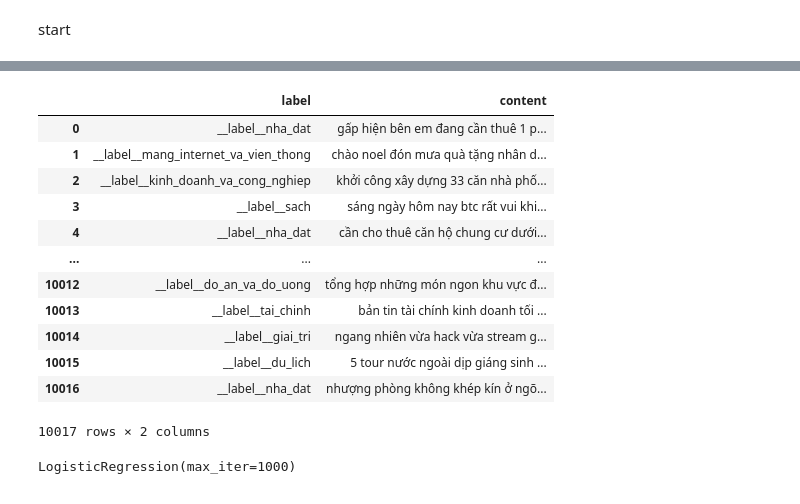
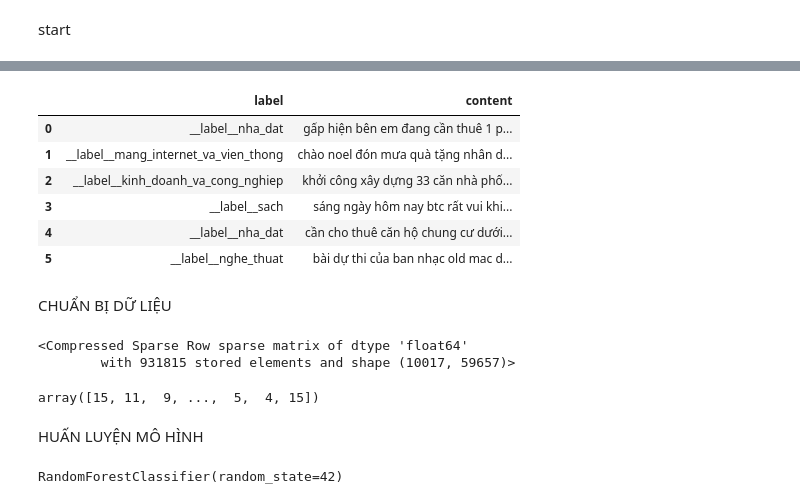
Before and after one commit to tranconngg/DTL_DataMining, a Jupyter notebook: Topic_identity.ipynb, the cells around one changed output, grey strips where cells are left out. Drawn from its saved outputs; the diff is of its cells as text; code cells hidden in the pictures.

Commit message:
update model

```diff
--- a/Topic_identity.ipynb
+++ b/Topic_identity.ipynb
@@ -14,9 +16,8 @@ def read_and_process(filename):
   Returns:
     str: Dữ liệu đã được xử lý và nối chuỗi với ký tự xuống dòng.
   """
-  with open(filename, "r") as f:
+  with open(filename, "r", encoding="utf-8") as f:
     data = f.read()
-
   # Tạo biến để lưu trữ kết quả
   processed_data = ""
 
@@ -40,8 +41,8 @@ def read_and_process(filename):
 
   return processed_data
 
-filename_train = "/app/3.topic_detection_train.v1.0.txt"
-filename_test = "/app/3.topic_detection_test.v1.0.txt"
+filename_train = "3.topic_detection_train.v1.0.txt"
+filename_test = "3.topic_detection_test.v1.0.txt"
 
 # Đọc và xử lý dữ liệu
 processed_data_train = read_and_process(filename_train)
@@ -62,51 +53,56 @@ ServerApp.rate_limit_window=3.0 (secs)
 # %%
-#Loại bỏ những thứ tạp nham
+# Tim kiếm tất cả các cặp nhãn và nội dung trong tập đã xử lý và đưa chúng vào tuple
 pattern = r'(__label__\w+)\s((?:.(?!__label__))+)'
 matches_train = re.findall(pattern, processed_data_train, re.DOTALL)
 matches_test = re.findall(pattern, processed_data_test, re.DOTALL)
 
-# for match in matches:
+# for match in matches_train:
 #     print(match)
 
 #Chuyển đổi danh sách các nhãn và nội dung thành DataFrame
 train_df = pd.DataFrame(matches_train, columns=['label', 'content'])
 test_df = pd.DataFrame(matches_test, columns=['label', 'content'])
 pd.set_option('display.max_colwidth', None)
 
 # In DataFrame để kiểm tra
-test_df
+test_df.head(6)
 # %% [output]
 |  | label | content |
 | 0 | __label__nha_dat | gấp hiện bên em đang cần thuê 1 p... |
 | 1 | __label__mang_internet_va_vien_thong | chào noel đón mưa quà tặng nhân d... |
 | 2 | __label__kinh_doanh_va_cong_nghiep | khởi công xây dựng 33 căn nhà phố... |
 | 3 | __label__sach | sáng ngày hôm nay btc rất vui khi... |
 | 4 | __label__nha_dat | cần cho thuê căn hộ chung cư dưới... |
-| ... | ... | ... |
-| 10012 | __label__do_an_va_do_uong | tổng hợp những món ngon khu vực đ... |
-| 10013 | __label__tai_chinh | bản tin tài chính kinh doanh tối ... |
-| 10014 | __label__giai_tri | ngang nhiên vừa hack vừa stream g... |
-| 10015 | __label__du_lich | 5 tour nước ngoài dịp giáng sinh ... |
-| 10016 | __label__nha_dat | nhượng phòng không khép kín ở ngõ... |
+| 5 | __label__nghe_thuat | bài dự thi của ban nhạc old mac d... |
-10017 rows × 2 columns
+# %% [markdown]
+CHUẨN BỊ DỮ LIỆU
 # %%
 
-with open('/app/vietnamese-stopwords.txt', 'r', encoding='utf-8') as f:
+with open('vietnamese-stopwords.txt', 'r', encoding='utf-8') as f:
     vietnamese_stopwords = [line.strip() for line in f]
 
 ## Biểu diễn văn bản bằng TF-IDF
 tfidf = TfidfVectorizer(stop_words=vietnamese_stopwords)
 X_train_tfidf = tfidf.fit_transform(train_df['content'])
 X_test_tfidf = tfidf.transform(test_df['content'])
+# %% [output]
+<Compressed Sparse Row sparse matrix of dtype 'float64'
+        with 931815 stored elements and shape (10017, 59657)>
 # %%
 # Biểu diễn nhãn dưới dạng số
 from sklearn.preprocessing import LabelEncoder
 le = LabelEncoder()
 y_train = le.fit_transform(train_df['label'])
 y_test = le.transform(test_df['label'])
+y_test
+# %% [output]
+array([15, 11,  9, ...,  5,  4, 15])
+# %% [markdown]
+HUẤN LUYỆN MÔ HÌNH
 # %%
-# Huấn luyện mô hình Logistic Regression với TF-IDF
-model = LogisticRegression(max_iter=1000)
-model.fit(X_train_tfidf, y_train)
+
+# Huấn luyện mô hình Random Forest Classifier với TF-IDF
+model_rf = RandomForestClassifier(n_estimators=100, random_state=42)
+model_rf.fit(X_train_tfidf, y_train)
 # %% [output]
-LogisticRegression(max_iter=1000)
+RandomForestClassifier(random_state=42)
```
Also changed, not shown: parts of 27 cells of this notebook, 3 other files.
